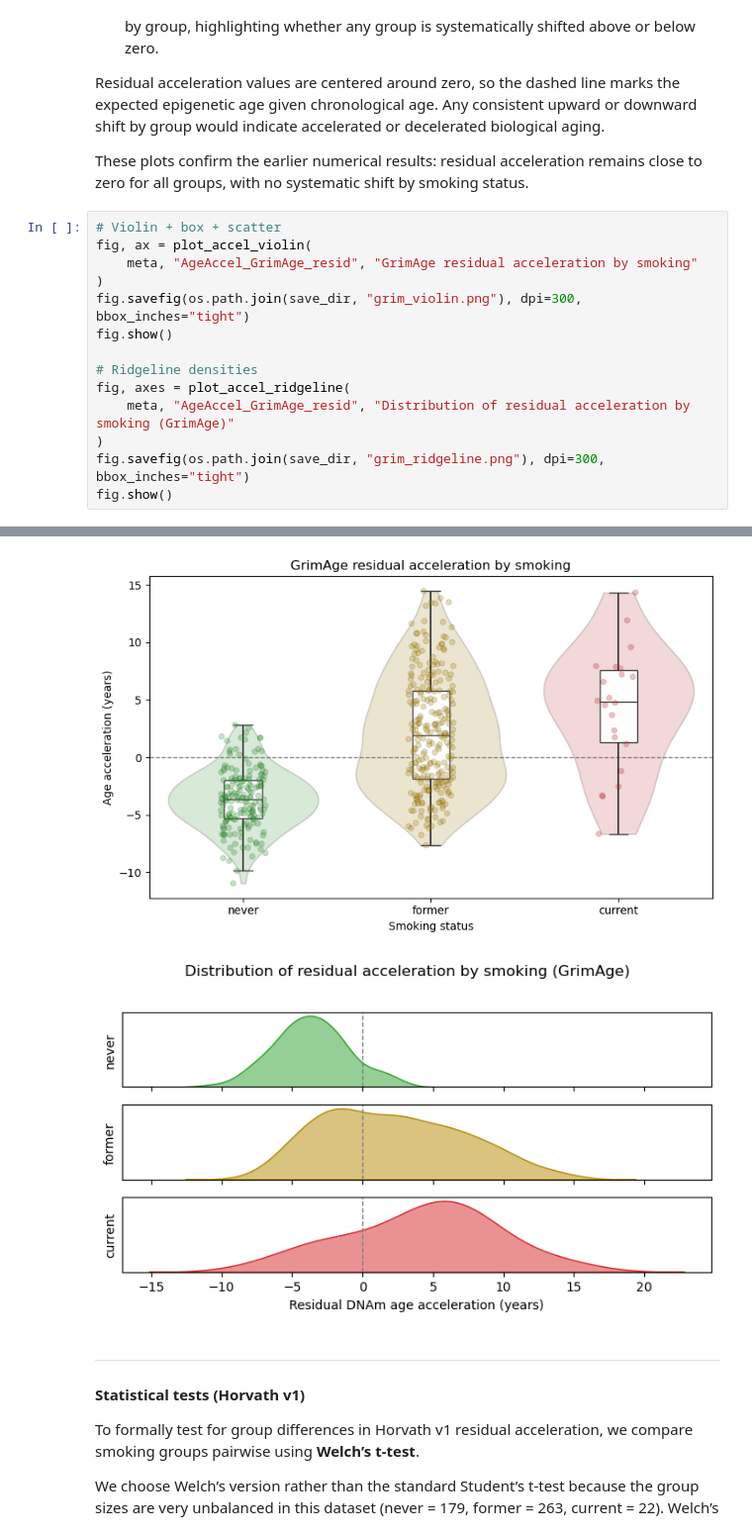
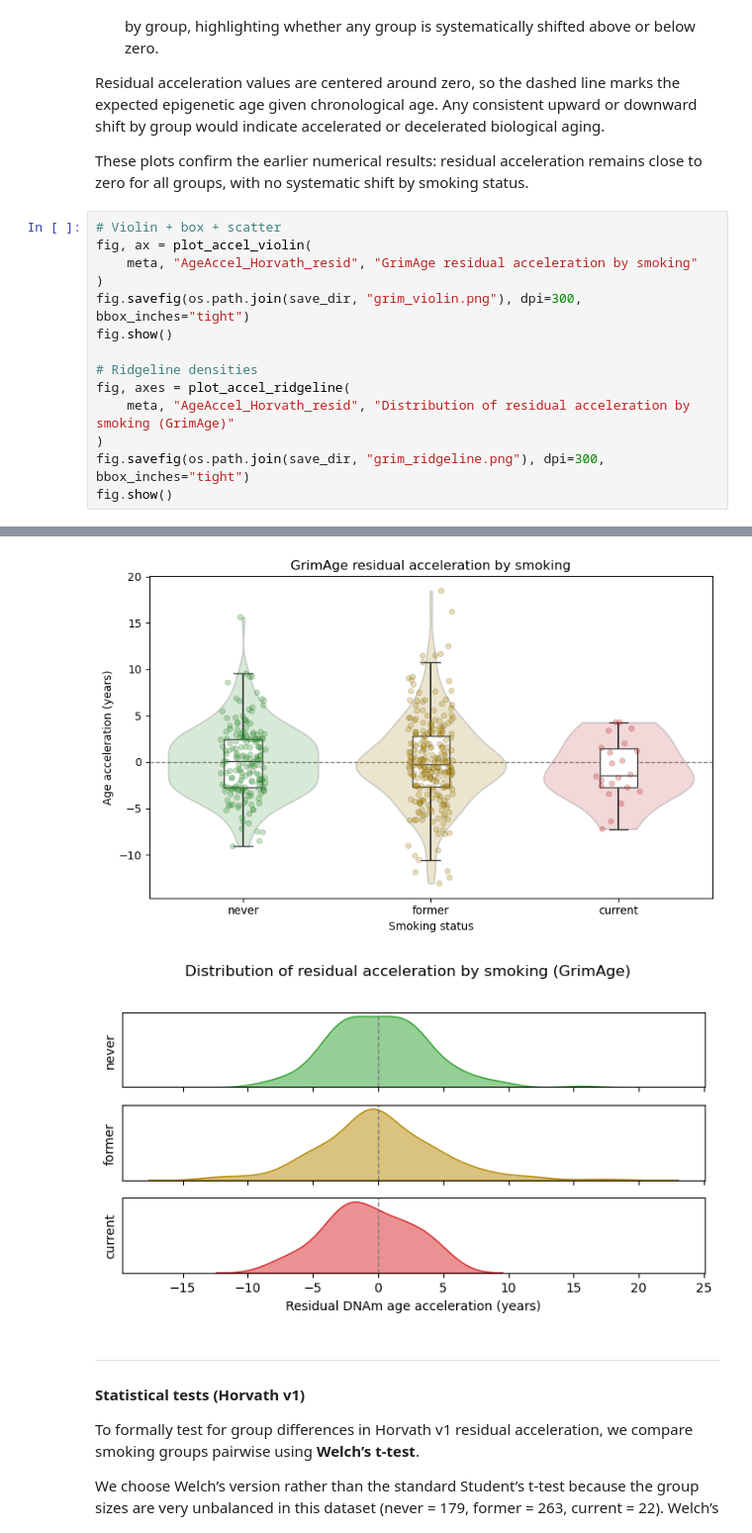
Before and after one commit to manukke/BioLearn2025-Leoncini, a Jupyter notebook: Comp1/leoncini_comp1-smoking.ipynb, the cells around one changed output, grey strips where cells are left out. Shown at 99% size. Drawn from its saved outputs; the diff is of its cells as text.

```diff
--- a/Comp1/leoncini_comp1-smoking.ipynb
+++ b/Comp1/leoncini_comp1-smoking.ipynb
@@ -905,31 +905,31 @@ These plots confirm the earlier numerical results: residual acceleration remains
 # %%
 # Violin + box + scatter
 fig, ax = plot_accel_violin(
-    meta, "AgeAccel_GrimAge_resid", "GrimAge residual acceleration by smoking"
+    meta, "AgeAccel_Horvath_resid", "GrimAge residual acceleration by smoking"
 )
 fig.savefig(os.path.join(save_dir, "grim_violin.png"), dpi=300, bbox_inches="tight")
 fig.show()
 
 # Ridgeline densities
 fig, axes = plot_accel_ridgeline(
-    meta, "AgeAccel_GrimAge_resid", "Distribution of residual acceleration by smoking (GrimAge)"
+    meta, "AgeAccel_Horvath_resid", "Distribution of residual acceleration by smoking (GrimAge)"
 )
 fig.savefig(os.path.join(save_dir, "grim_ridgeline.png"), dpi=300, bbox_inches="tight")
 fig.show()
 # %% [output]
 Passing `palette` without assigning `hue` is deprecated and will be removed in v0.14.0. Assign the `x` variable to `hue` and set `legend=False` for the same effect.
 
   ax = sns.violinplot(
 
 Passing `palette` without assigning `hue` is deprecated and will be removed in v0.14.0. Assign the `x` variable to `hue` and set `legend=False` for the same effect.
 
   sns.boxplot(
 
 Passing `palette` without assigning `hue` is deprecated and will be removed in v0.14.0. Assign the `x` variable to `hue` and set `legend=False` for the same effect.
 
   sns.stripplot(
-[figure, old version]
+[figure, new version]
-[figure, old version]
+[figure, new version]
 # %% [markdown]
 ---
 #### Statistical tests (Horvath v1)
```
Also changed, not shown: parts of 2 cells of this notebook.
